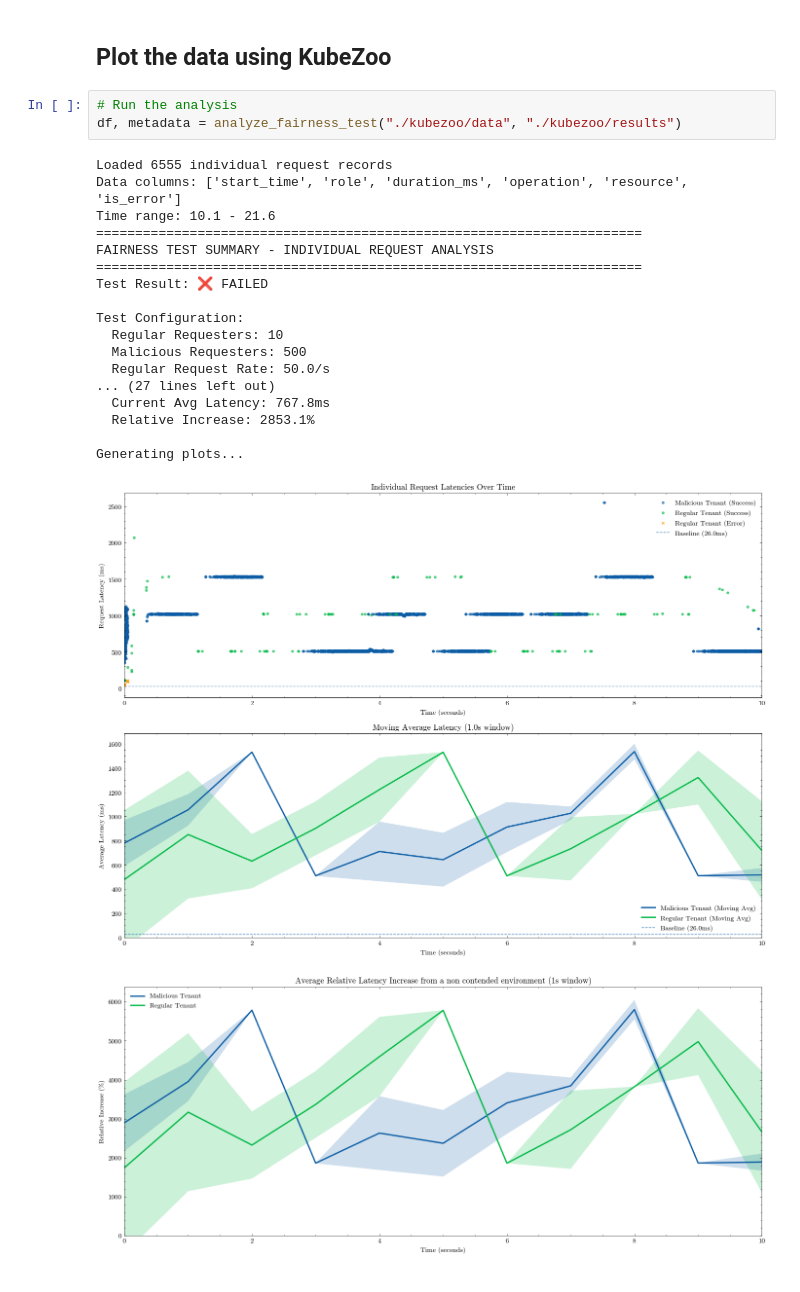
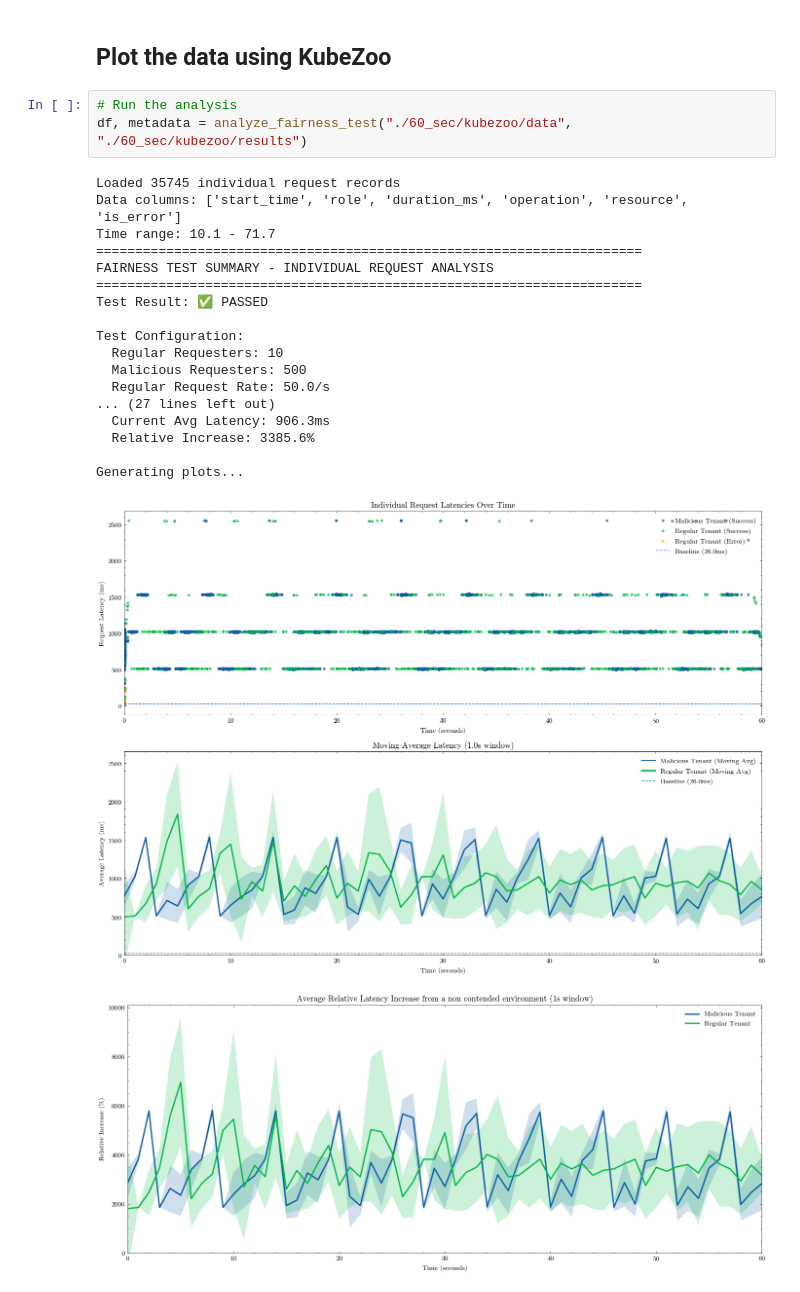
Before and after one commit to attilio-oliva/kumuteva, a Jupyter notebook: fairness_results/fairness_analyzer.ipynb, the cells around one changed output. Cells and saved outputs as stored; diff of their text form.

```diff
--- a/fairness_results/fairness_analyzer.ipynb
+++ b/fairness_results/fairness_analyzer.ipynb
@@ -691,24 +679,24 @@ Total individual requests analyzed: 59,444
 ## Plot the data using KubeZoo
 # %%
 # Run the analysis
-df, metadata = analyze_fairness_test("./kubezoo/data", "./kubezoo/results")
+df, metadata = analyze_fairness_test("./60_sec/kubezoo/data", "./60_sec/kubezoo/results")
 # %% [output]
-Loaded 6555 individual request records
+Loaded 35745 individual request records
 Data columns: ['start_time', 'role', 'duration_ms', 'operation', 'resource', 'is_error']
-Time range: 10.1 - 21.6
+Time range: 10.1 - 71.7
 ======================================================================
 FAIRNESS TEST SUMMARY - INDIVIDUAL REQUEST ANALYSIS
 ======================================================================
-Test Result: ❌ FAILED
+Test Result: ✅ PASSED
 
 Test Configuration:
   Regular Requesters: 10
   Malicious Requesters: 500
   Regular Request Rate: 50.0/s
 ... (27 lines left out)
-  Current Avg Latency: 767.8ms
-  Relative Increase: 2853.1%
+  Current Avg Latency: 906.3ms
+  Relative Increase: 3385.6%
 
 Generating plots...
-[figure, old version]
+[figure, new version]
-[figure, old version]
+[figure, new version]
```
Also changed, not shown: parts of 4 cells of this notebook.
